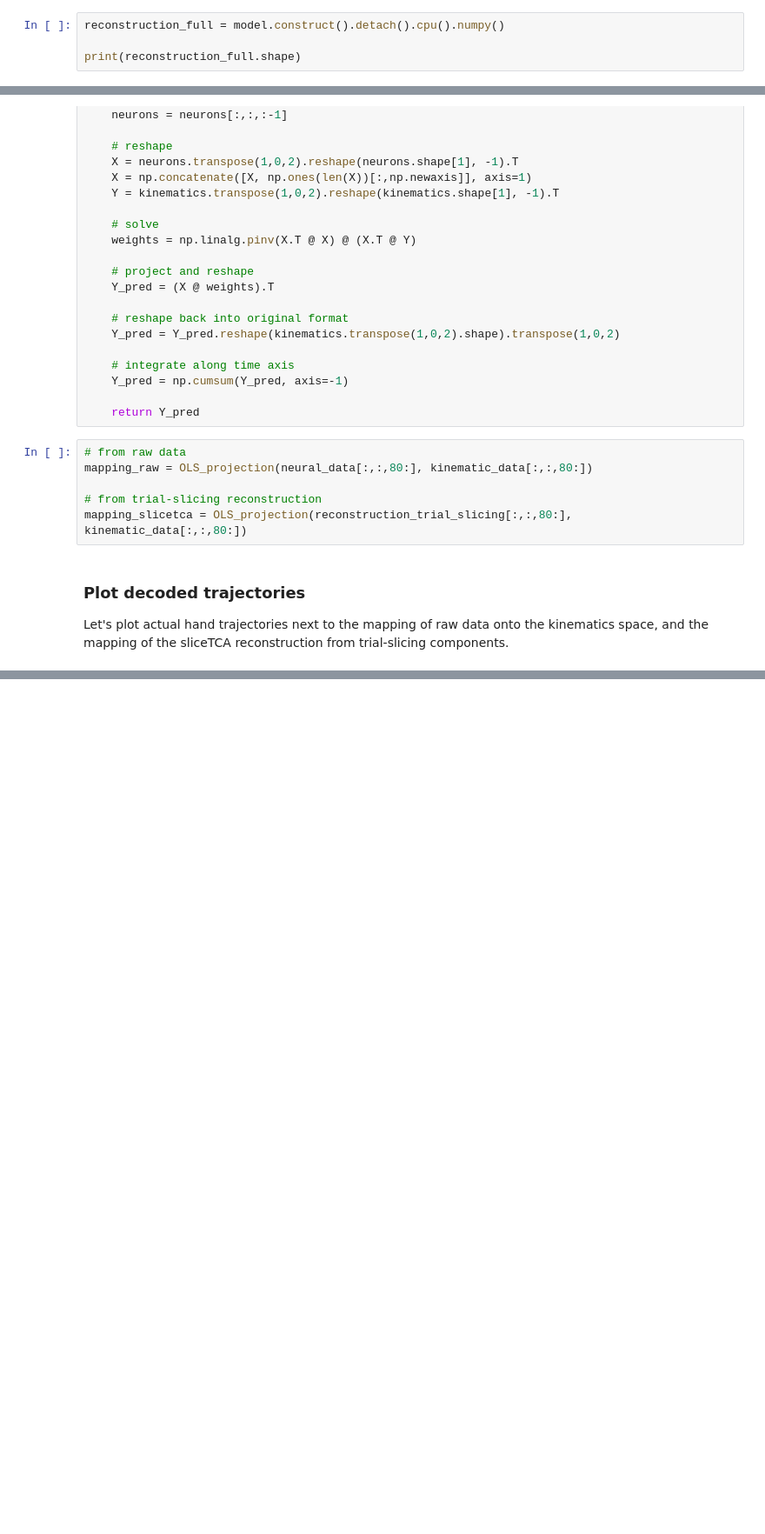
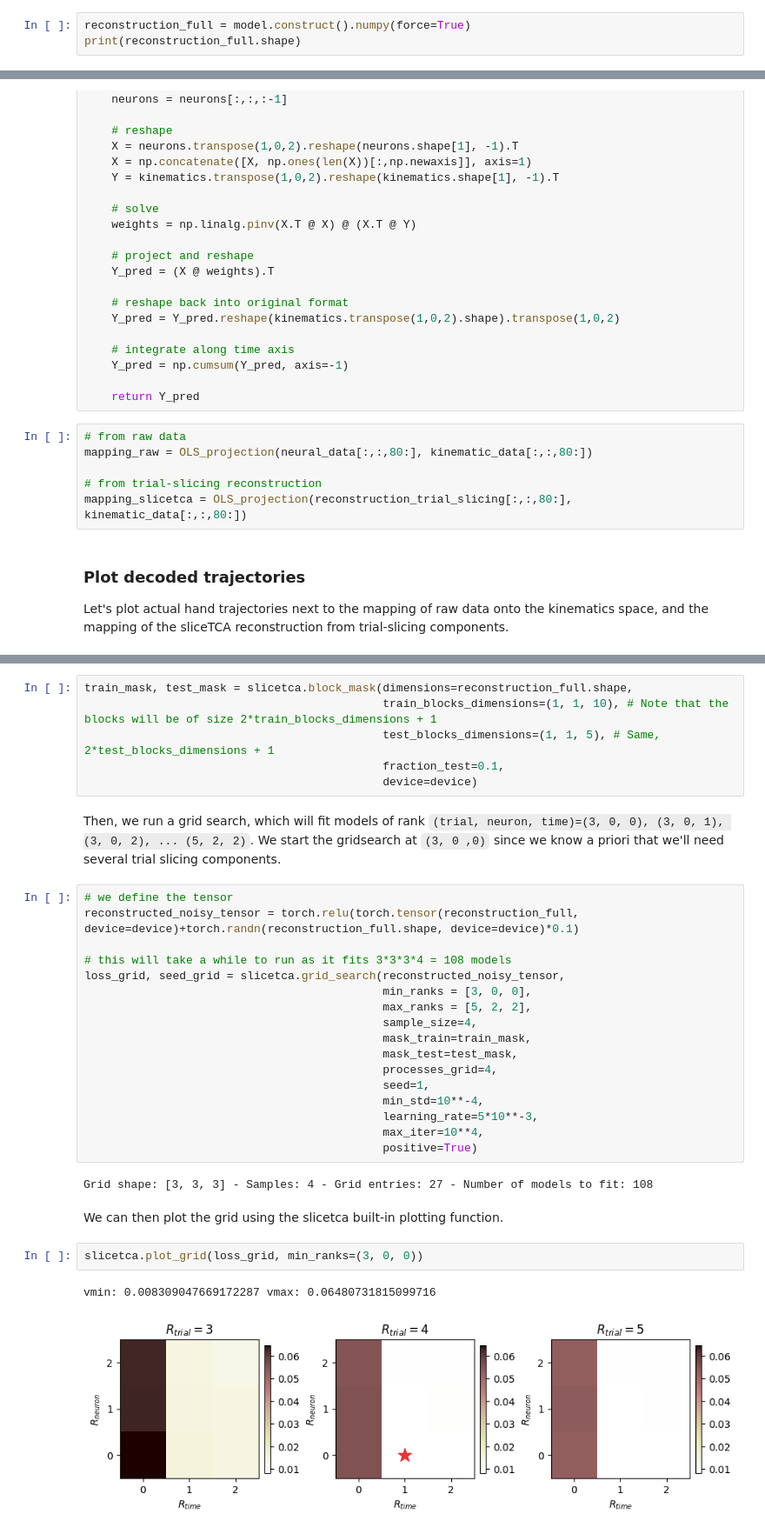
Before and after one commit to arthur-pe/slicetca, a Jupyter notebook: sliceTCA_notebook_1.ipynb, the cells around one changed output, grey strips where cells are left out. Shown: that part at 87% size. Cells and saved outputs as stored; diff of their text form; blank space fills up the shorter version.

Commit message:
SliceTCA notebook

```diff
--- a/sliceTCA_notebook_1.ipynb
+++ b/sliceTCA_notebook_1.ipynb
@@ -212,6 +212,5 @@ To reconstruct the approximated data tensor, you can simply call `model.construc
 # %%
-reconstruction_full = model.construct().detach().cpu().numpy()
-
+reconstruction_full = model.construct().numpy(force=True)
 print(reconstruction_full.shape)
 # %% [output]
 (265, 182, 150)
@@ -284,0 +294,34 @@ plt.tight_layout()
+# %%
+train_mask, test_mask = slicetca.block_mask(dimensions=reconstruction_full.shape,
+                                            train_blocks_dimensions=(1, 1, 10), # Note that the blocks will be of size 2*train_blocks_dimensions + 1
+                                            test_blocks_dimensions=(1, 1, 5), # Same, 2*test_blocks_dimensions + 1
+                                            fraction_test=0.1,
+                                            device=device)
+# %% [markdown]
+Then, we run a grid search, which will fit models of rank `(trial, neuron, time)=(3, 0, 0), (3, 0, 1), (3, 0, 2), ... (5, 2, 2)`. We start the gridsearch at `(3, 0 ,0)` since we know a priori that we'll need several trial slicing components.
+# %%
+# we define the tensor
+reconstructed_noisy_tensor = torch.relu(torch.tensor(reconstruction_full, device=device)+torch.randn(reconstruction_full.shape, device=device)*0.1)
+
+# this will take a while to run as it fits 3*3*3*4 = 108 models
+loss_grid, seed_grid = slicetca.grid_search(reconstructed_noisy_tensor,
+                                            min_ranks = [3, 0, 0],
+                                            max_ranks = [5, 2, 2],
+                                            sample_size=4,
+                                            mask_train=train_mask,
+                                            mask_test=test_mask,
+                                            processes_grid=4,
+                                            seed=1,
+                                            min_std=10**-4,
+                                            learning_rate=5*10**-3,
+                                            max_iter=10**4,
+                                            positive=True)
+# %% [output]
+Grid shape: [3, 3, 3] - Samples: 4 - Grid entries: 27 - Number of models to fit: 108
+# %% [markdown]
+We can then plot the grid using the slicetca built-in plotting function.
+# %%
+slicetca.plot_grid(loss_grid, min_ranks=(3, 0, 0))
+# %% [output]
+vmin: 0.008309047669172287 vmax: 0.06480731815099716
+[figure, added]
```
Also changed, not shown: parts of 9 cells of this notebook.
